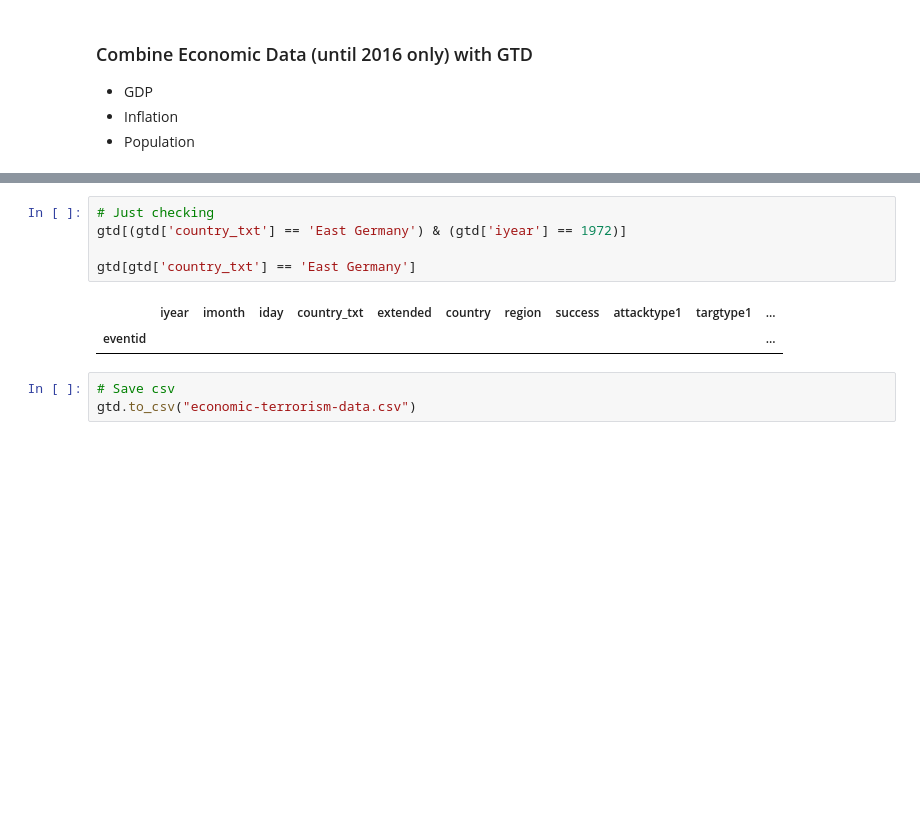
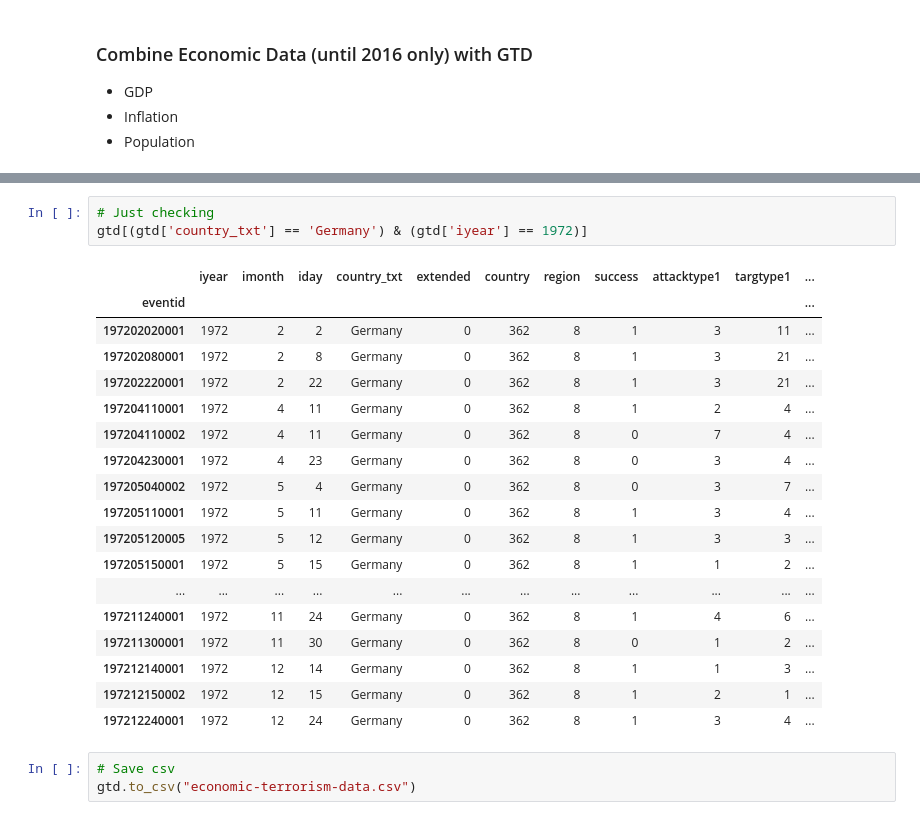
Before and after one commit to MagpantayAT/CS297.1-Final-Project, a Jupyter notebook: economic-terrorism-data.ipynb, the cells around one changed output, grey strips where cells are left out. Saved outputs shown, nothing was run; the diff lists cells and outputs as text; blank space fills up the shorter version.

```diff
--- a/economic-terrorism-data.ipynb
+++ b/economic-terrorism-data.ipynb
@@ -122,12 +153,26 @@ Dominican Republic
 "\ngtd[gtd['country_txt'] == 'Philippines'].index\n\ngtd.at[gtd[(gtd['country_txt'] == 'Philippines') & (gtd['iyear'] == 1970)].index, 'gdp'] = gdp[(gdp['Country Name'] == 'Philippines') & (gdp['Year' ...
 # %%
 # Just checking
-gtd[(gtd['country_txt'] == 'East Germany') & (gtd['iyear'] == 1972)]
-
-gtd[gtd['country_txt'] == 'East Germany']
+gtd[(gtd['country_txt'] == 'Germany') & (gtd['iyear'] == 1972)]
 # %% [output]
 |  | iyear | imonth | iday | country_txt | extended | country | region | success | attacktype1 | targtype1 | ... |
 | eventid |  |  |  |  |  |  |  |  |  |  | ... |
+| 197202020001 | 1972 | 2 | 2 | Germany | 0 | 362 | 8 | 1 | 3 | 11 | ... |
+| 197202080001 | 1972 | 2 | 8 | Germany | 0 | 362 | 8 | 1 | 3 | 21 | ... |
+| 197202220001 | 1972 | 2 | 22 | Germany | 0 | 362 | 8 | 1 | 3 | 21 | ... |
+| 197204110001 | 1972 | 4 | 11 | Germany | 0 | 362 | 8 | 1 | 2 | 4 | ... |
+| 197204110002 | 1972 | 4 | 11 | Germany | 0 | 362 | 8 | 0 | 7 | 4 | ... |
+| 197204230001 | 1972 | 4 | 23 | Germany | 0 | 362 | 8 | 0 | 3 | 4 | ... |
+| 197205040002 | 1972 | 5 | 4 | Germany | 0 | 362 | 8 | 0 | 3 | 7 | ... |
+| 197205110001 | 1972 | 5 | 11 | Germany | 0 | 362 | 8 | 1 | 3 | 4 | ... |
+| 197205120005 | 1972 | 5 | 12 | Germany | 0 | 362 | 8 | 1 | 3 | 3 | ... |
+| 197205150001 | 1972 | 5 | 15 | Germany | 0 | 362 | 8 | 1 | 1 | 2 | ... |
+| ... | ... | ... | ... | ... | ... | ... | ... | ... | ... | ... | ... |
+| 197211240001 | 1972 | 11 | 24 | Germany | 0 | 362 | 8 | 1 | 4 | 6 | ... |
+| 197211300001 | 1972 | 11 | 30 | Germany | 0 | 362 | 8 | 0 | 1 | 2 | ... |
+| 197212140001 | 1972 | 12 | 14 | Germany | 0 | 362 | 8 | 1 | 1 | 3 | ... |
+| 197212150002 | 1972 | 12 | 15 | Germany | 0 | 362 | 8 | 1 | 2 | 1 | ... |
+| 197212240001 | 1972 | 12 | 24 | Germany | 0 | 362 | 8 | 1 | 3 | 4 | ... |
 # %%
 # Save csv
 gtd.to_csv("economic-terrorism-data.csv")
```
Also changed, not shown: parts of 3 cells of this notebook, 1 other file.
